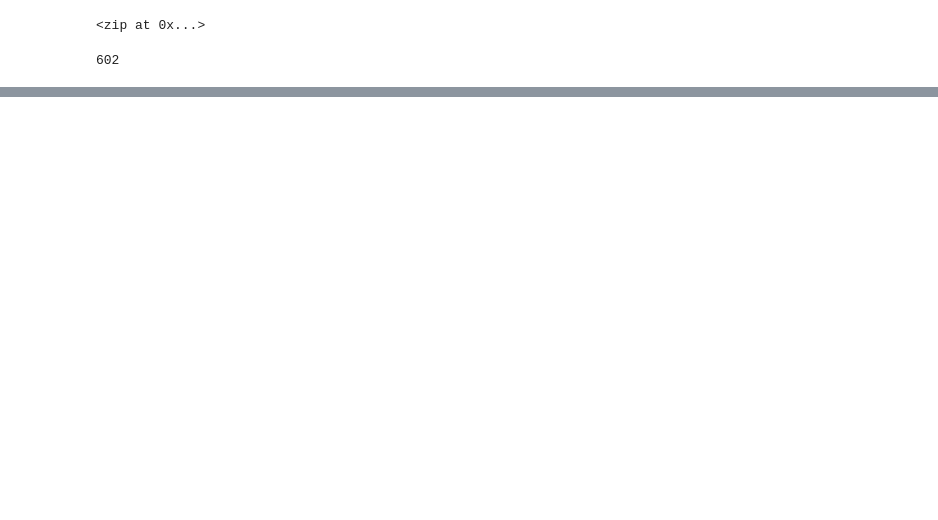
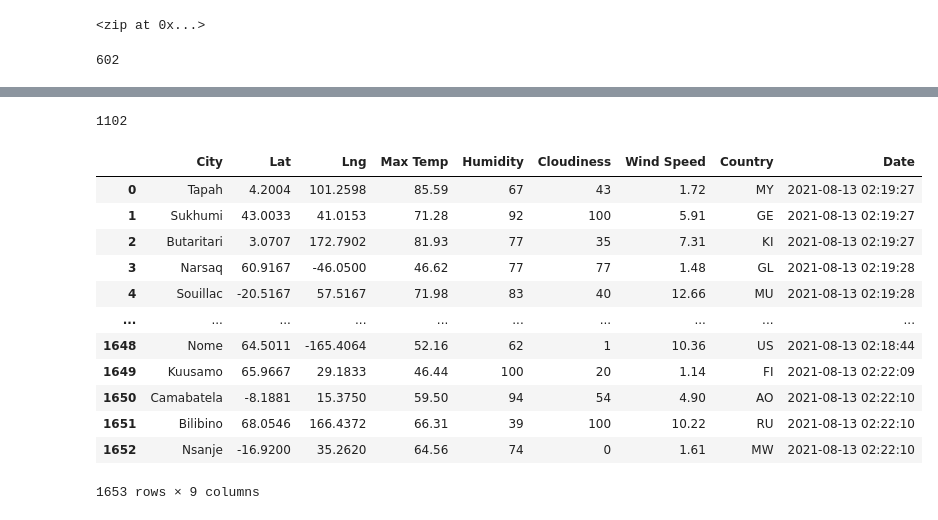
Before and after one commit to Henrymj16/World_Weather_Analysis, a Jupyter notebook: WeatherPy.ipynb, the cells around one changed output, grey strips where cells are left out. Drawn from its saved outputs; the diff is of its cells as text; code cells hidden in the pictures; blank space fills up the shorter version.

Commit message:
data on cities weather

```diff
--- a/WeatherPy.ipynb
+++ b/WeatherPy.ipynb
@@ -27,0 +32,3 @@ len(cities)
+# %%
+url = "http://api.openweathermap.org/data/2.5/weather?units=Imperial&APPID=" + weather_api_key
+print(url)
@@ -27,0 +39,8 @@ len(cities)
+# %%
+city_data = []
+
+print("Beginning Data Retrieval     ")
+print("-----------------------------")
+
+record_count = 1
+set_count = 1
@@ -27,0 +114,21 @@ len(cities)
+# %%
+len(city_data)
+# %% [output]
+1102
+# %%
+city_data_df = pd.DataFrame(city_data)
+city_data_df
+# %% [output]
+|  | City | Lat | Lng | Max Temp | Humidity | Cloudiness | Wind Speed | Country | Date |
+| 0 | Tapah | 4.2004 | 101.2598 | 85.59 | 67 | 43 | 1.72 | MY | 2021-08-13 02:19:27 |
+| 1 | Sukhumi | 43.0033 | 41.0153 | 71.28 | 92 | 100 | 5.91 | GE | 2021-08-13 02:19:27 |
+| 2 | Butaritari | 3.0707 | 172.7902 | 81.93 | 77 | 35 | 7.31 | KI | 2021-08-13 02:19:27 |
+| 3 | Narsaq | 60.9167 | -46.0500 | 46.62 | 77 | 77 | 1.48 | GL | 2021-08-13 02:19:28 |
+| 4 | Souillac | -20.5167 | 57.5167 | 71.98 | 83 | 40 | 12.66 | MU | 2021-08-13 02:19:28 |
+| ... | ... | ... | ... | ... | ... | ... | ... | ... | ... |
+| 1648 | Nome | 64.5011 | -165.4064 | 52.16 | 62 | 1 | 10.36 | US | 2021-08-13 02:18:44 |
+| 1649 | Kuusamo | 65.9667 | 29.1833 | 46.44 | 100 | 20 | 1.14 | FI | 2021-08-13 02:22:09 |
+| 1650 | Camabatela | -8.1881 | 15.3750 | 59.50 | 94 | 54 | 4.90 | AO | 2021-08-13 02:22:10 |
+| 1651 | Bilibino | 68.0546 | 166.4372 | 66.31 | 39 | 100 | 10.22 | RU | 2021-08-13 02:22:10 |
+| 1652 | Nsanje | -16.9200 | 35.2620 | 64.56 | 74 | 0 | 1.61 | MW | 2021-08-13 02:22:10 |
+1653 rows × 9 columns
```
Also changed, not shown: parts of 5 cells of this notebook, 3 other files.
